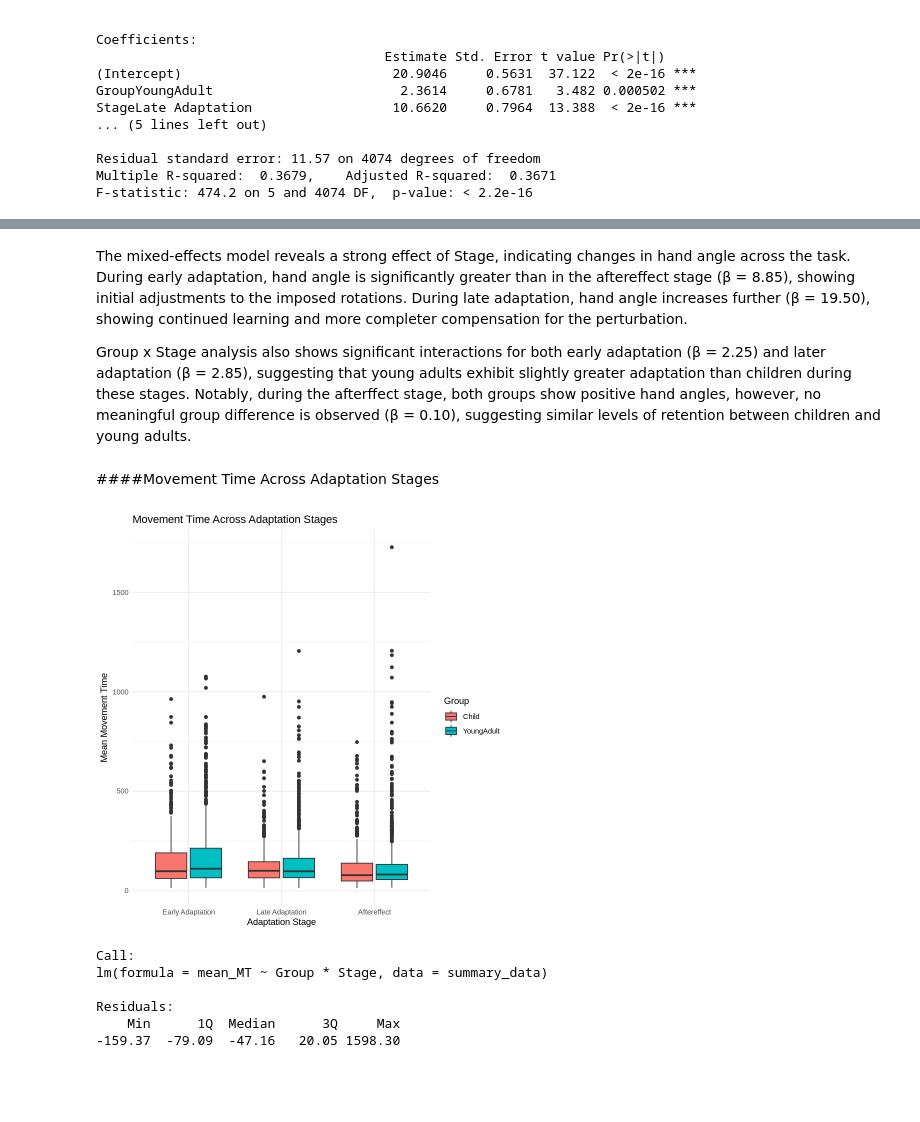
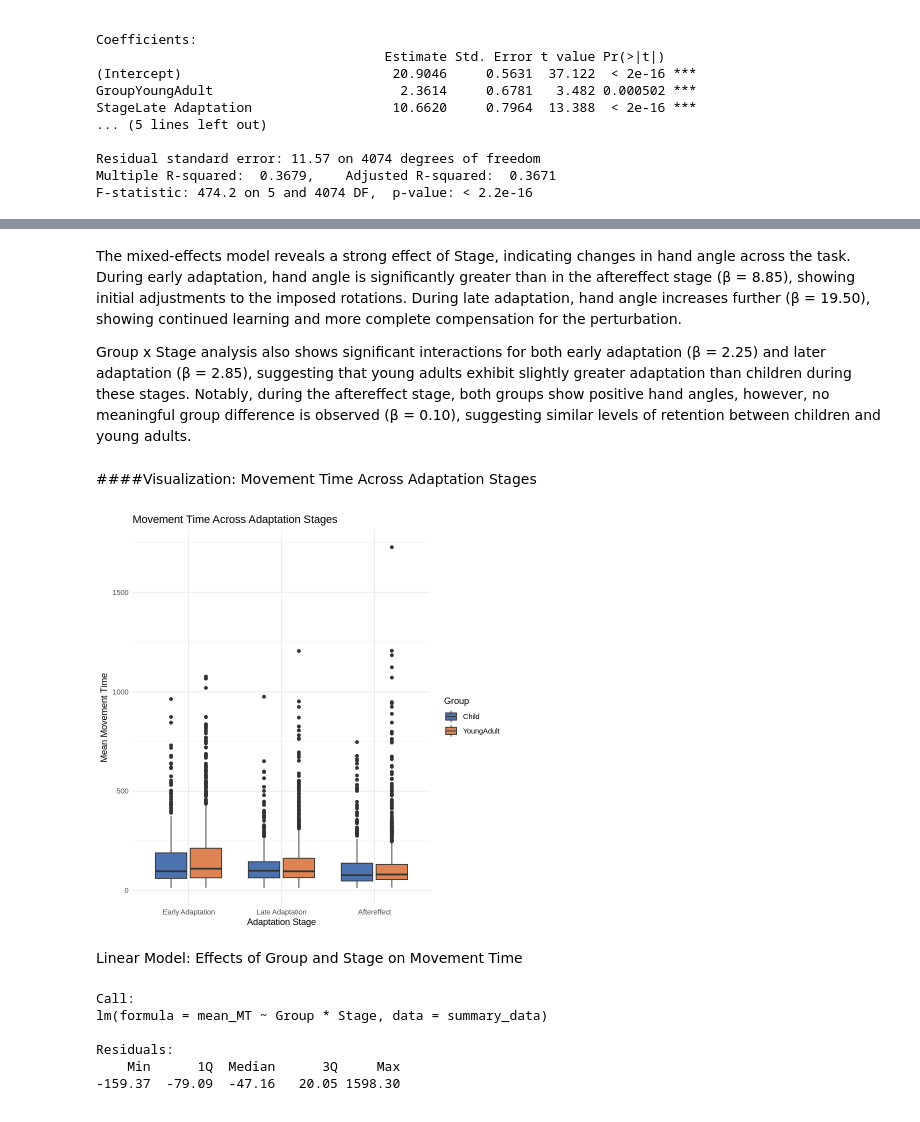
Before and after one commit to scelliot-cpu/Elliott_DSPN_26_FinalProject, a Jupyter notebook: Elliott_DSPN_S26_FinalProject.ipynb, the cells around one changed output, grey strips where cells are left out. Cells and saved outputs as stored; diff of their text form; code cells hidden in the pictures; blank space fills up the shorter version.

```diff
--- a/Elliott_DSPN_S26_FinalProject.ipynb
+++ b/Elliott_DSPN_S26_FinalProject.ipynb
@@ -386,24 +385,28 @@ GrpYngA:SOA  0.616 -0.743 -0.675 -0.577 -0.693 -0.830  0.814  0.696   0.835
 # %% [markdown]
-The mixed-effects model reveals a strong effect of Stage, indicating changes in hand angle across the task. During early adaptation, hand angle is significantly greater than in the aftereffect stage (β = 8.85), showing initial adjustments to the imposed rotations. During late adaptation, hand angle increases further (β = 19.50), showing continued learning and more completer compensation for the perturbation.
+The mixed-effects model reveals a strong effect of Stage, indicating changes in hand angle across the task. During early adaptation, hand angle is significantly greater than in the aftereffect stage (β = 8.85), showing initial adjustments to the imposed rotations. During late adaptation, hand angle increases further (β = 19.50), showing continued learning and more complete compensation for the perturbation.
 
-Group x Stage analysis also shows significant interactions for both early adaptation (β = 2.25) and later adaptation (β = 2.85), suggesting that young adults exhibit slightly greater adaptation than children during these stages. Notably, during the afterffect stage, both groups show positive hand angles, however, no meaningful group difference is observed (β = 0.10), suggesting similar levels of retention between children and young adults.
+Group x Stage analysis also shows significant interactions for both early adaptation (β = 2.25) and later adaptation (β = 2.85), suggesting that young adults exhibit slightly greater adaptation than children during these stages. Notably, during the aftereffect stage, both groups show positive hand angles, however, no meaningful group difference is observed (β = 0.10), suggesting similar levels of retention between children and young adults.
 # %% [markdown]
-####Movement Time Across Adaptation Stages
+####Visualization: Movement Time Across Adaptation Stages
 # %%
 summary_data$Stage <- factor(summary_data$Stage,
   levels = c("Early Adaptation", "Late Adaptation", "Aftereffect")
 )
 
 ggplot(summary_data, aes(x = Stage, y = mean_MT, fill = Group)) +
   geom_boxplot() +
+  scale_fill_manual(values = c("Child" = "#4C72B0", "YoungAdult" = "#DD8452")) +
   theme_minimal() +
   labs(
     title = "Movement Time Across Adaptation Stages",
     x = "Adaptation Stage",
-    y = "Mean Movement Time"
+    y = "Mean Movement Time",
+    fill = "Group"
   )
 # %% [output]
-[figure, old version]
+[figure, new version]
+# %% [markdown]
+Linear Model: Effects of Group and Stage on Movement Time
 # %%
 model_mt <- lm(mean_MT ~ Group * Stage, data = summary_data)
 
```
Also changed, not shown: parts of 29 cells of this notebook.
